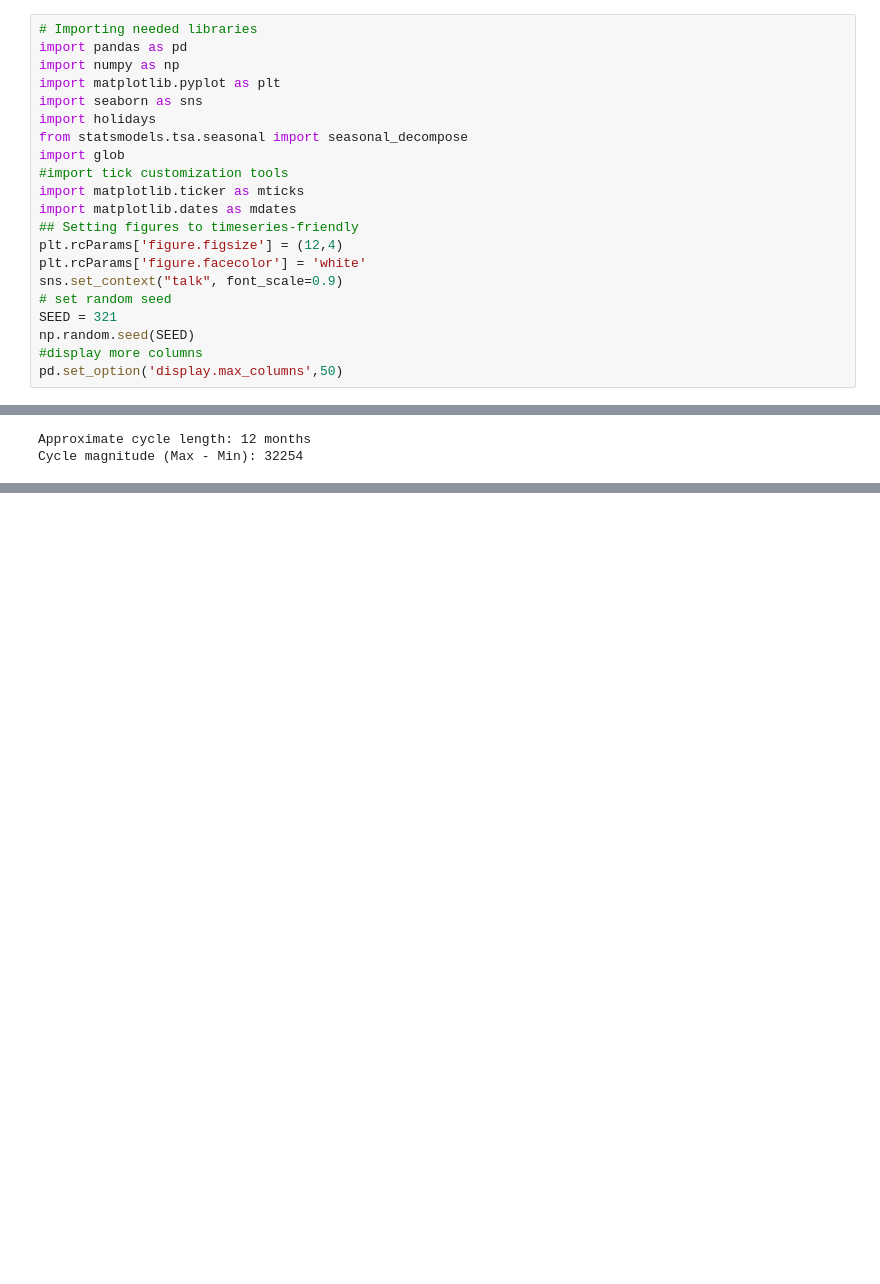
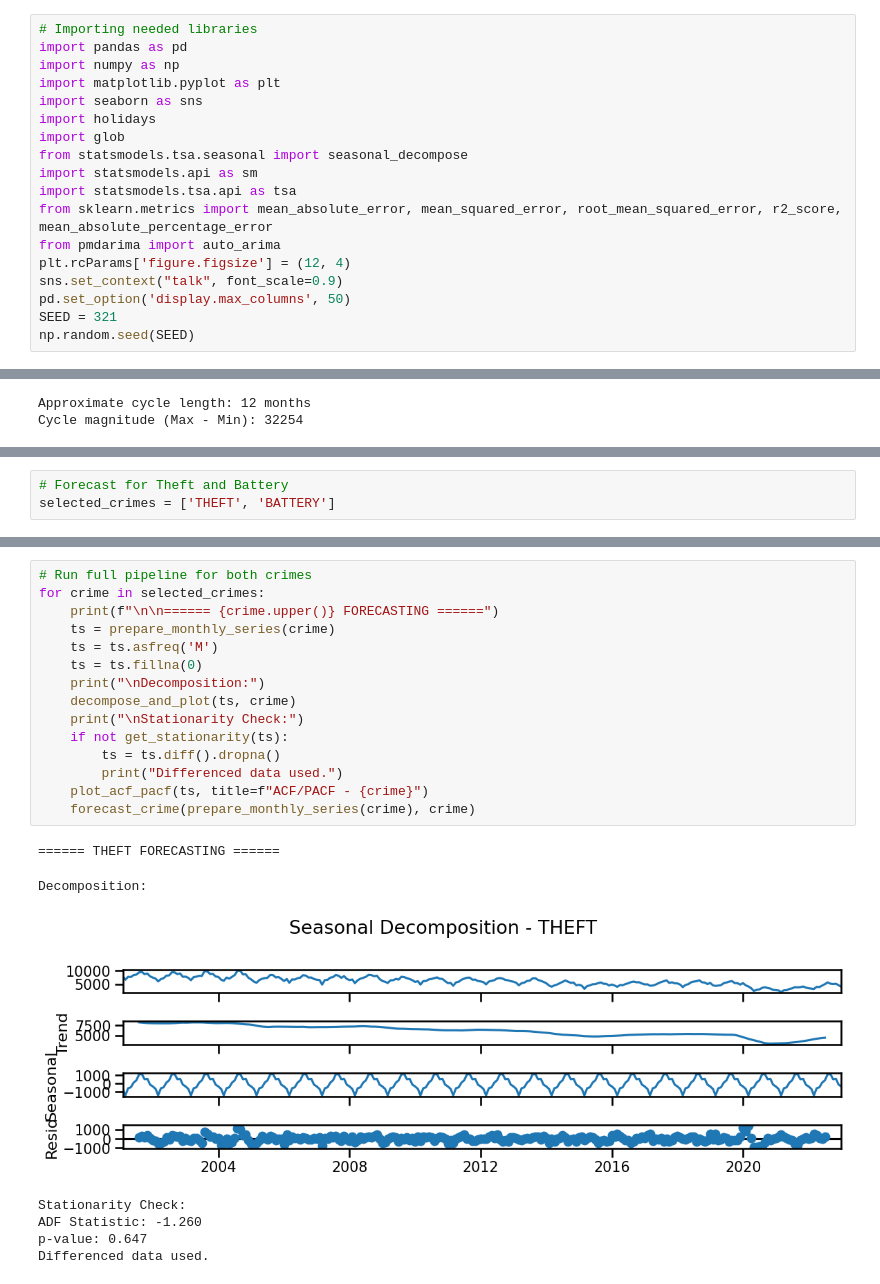
Before and after one commit to baraa-hakawati/Chicago-Crime-Analysis, a Jupyter notebook: Chicago_Crime_Analysis.ipynb, the cells around one changed output, grey strips where cells are left out. Cells and saved outputs as stored; diff of their text form; blank space fills up the shorter version.

```diff
--- a/Chicago_Crime_Analysis.ipynb
+++ b/Chicago_Crime_Analysis.ipynb
@@ -9,20 +94,17 @@ import numpy as np
 import matplotlib.pyplot as plt
 import seaborn as sns
 import holidays
+import glob
 from statsmodels.tsa.seasonal import seasonal_decompose
-import glob
-#import tick customization tools
-import matplotlib.ticker as mticks
-import matplotlib.dates as mdates
-## Setting figures to timeseries-friendly
-plt.rcParams['figure.figsize'] = (12,4)
-plt.rcParams['figure.facecolor'] = 'white'
+import statsmodels.api as sm
+import statsmodels.tsa.api as tsa
+from sklearn.metrics import mean_absolute_error, mean_squared_error, root_mean_squared_error, r2_score, mean_absolute_percentage_error
+from pmdarima import auto_arima
+plt.rcParams['figure.figsize'] = (12, 4)
 sns.set_context("talk", font_scale=0.9)
-# set random seed
+pd.set_option('display.max_columns', 50)
 SEED = 321
 np.random.seed(SEED)
-#display more columns
-pd.set_option('display.max_columns',50)
 # %%
 # Reading the whole csv files
 path = '/content/drive/MyDrive/AXSOSACADEMY/04-DataViz/Week15/Data/Data/*.csv'  # Reads all CSVs in the folder
@@ -275,0 +360,3 @@ Cycle magnitude (Max - Min): 32254
+# %%
+# Forecast for Theft and Battery
+selected_crimes = ['THEFT', 'BATTERY']
@@ -275,0 +457,23 @@ Cycle magnitude (Max - Min): 32254
+# %%
+# Run full pipeline for both crimes
+for crime in selected_crimes:
+    print(f"\n\n====== {crime.upper()} FORECASTING ======")
+    ts = prepare_monthly_series(crime)
+    ts = ts.asfreq('M')
+    ts = ts.fillna(0)
+    print("\nDecomposition:")
+    decompose_and_plot(ts, crime)
+    print("\nStationarity Check:")
+    if not get_stationarity(ts):
+        ts = ts.diff().dropna()
+        print("Differenced data used.")
+    plot_acf_pacf(ts, title=f"ACF/PACF - {crime}")
+    forecast_crime(prepare_monthly_series(crime), crime)
+# %% [output]
+====== THEFT FORECASTING ======
+Decomposition:
+[figure, added]
+Stationarity Check:
+ADF Statistic: -1.260
+p-value: 0.647
+Differenced data used.
```
Also changed, not shown: parts of 9 cells of this notebook.
